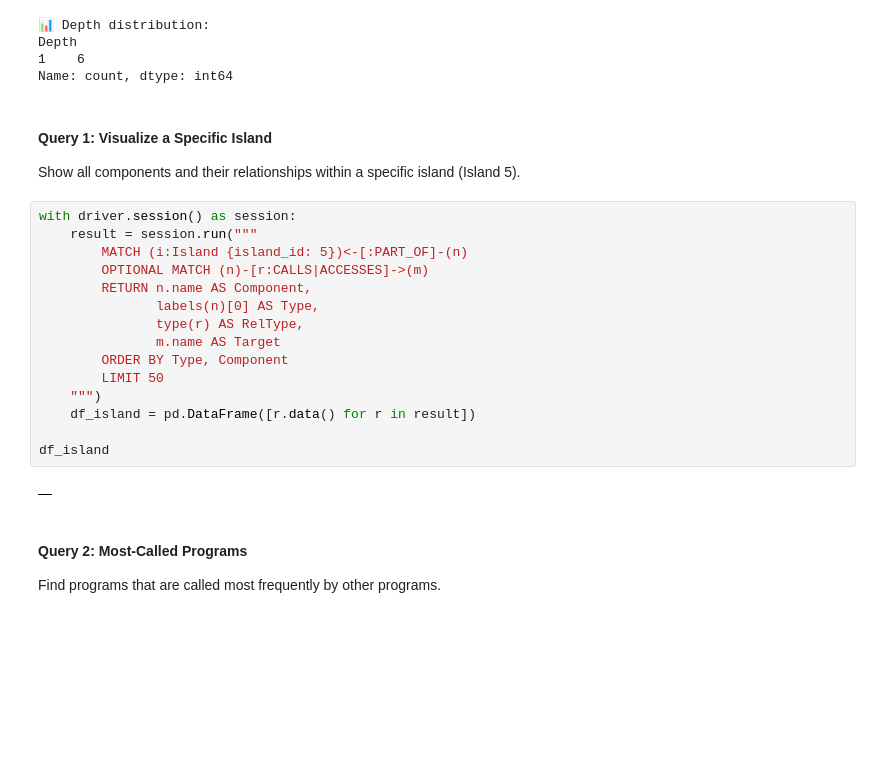
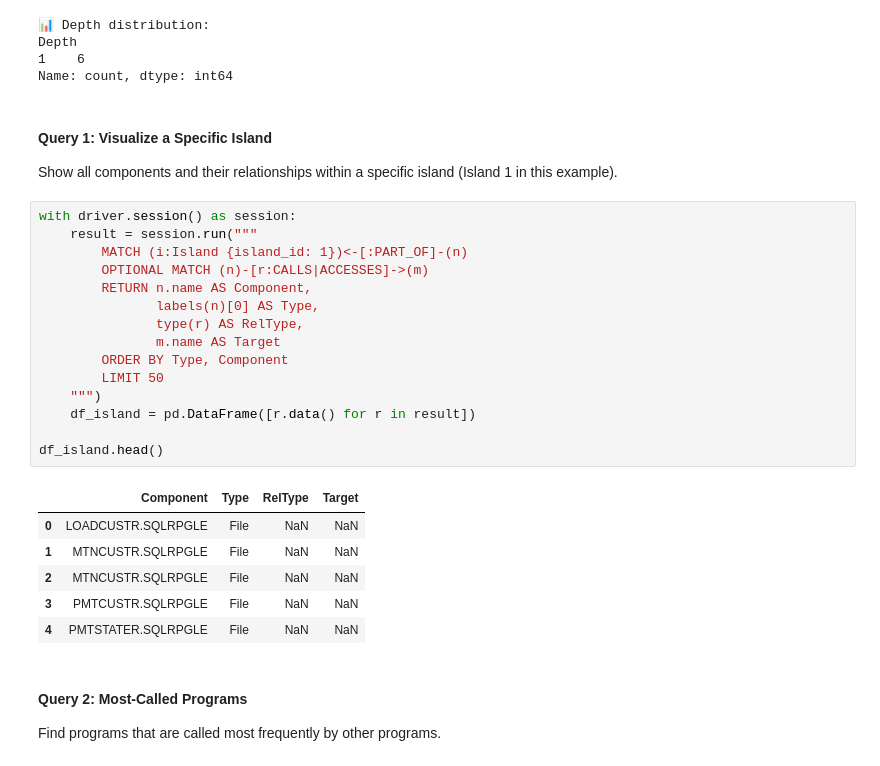
Before and after one commit to feststelltaste/rpgisland, a Jupyter notebook: rpg_dependency_analyzer.ipynb, the cells around one changed output. Cells and saved outputs as stored; diff of their text form; blank space fills up the shorter version.

```diff
--- a/rpg_dependency_analyzer.ipynb
+++ b/rpg_dependency_analyzer.ipynb
@@ -1580,24 +1591,29 @@ Name: count, dtype: int64
 # %% [markdown]
 #### Query 1: Visualize a Specific Island
 
-Show all components and their relationships within a specific island (Island 5).
+Show all components and their relationships within a specific island (Island 1 in this example).
 # %%
 with driver.session() as session:
     result = session.run("""
-        MATCH (i:Island {island_id: 5})<-[:PART_OF]-(n)
+        MATCH (i:Island {island_id: 1})<-[:PART_OF]-(n)
         OPTIONAL MATCH (n)-[r:CALLS|ACCESSES]->(m)
         RETURN n.name AS Component,
                labels(n)[0] AS Type,
                type(r) AS RelType,
                m.name AS Target
         ORDER BY Type, Component
         LIMIT 50
     """)
     df_island = pd.DataFrame([r.data() for r in result])
 
-df_island
+df_island.head()
 # %% [output]
-|  |
+|  | Component | Type | RelType | Target |
+| 0 | LOADCUSTR.SQLRPGLE | File | NaN | NaN |
+| 1 | MTNCUSTR.SQLRPGLE | File | NaN | NaN |
+| 2 | MTNCUSTR.SQLRPGLE | File | NaN | NaN |
+| 3 | PMTCUSTR.SQLRPGLE | File | NaN | NaN |
+| 4 | PMTSTATER.SQLRPGLE | File | NaN | NaN |
 # %% [markdown]
 #### Query 2: Most-Called Programs
 
```
Also changed, not shown: parts of 9 cells of this notebook, 3 other files.
